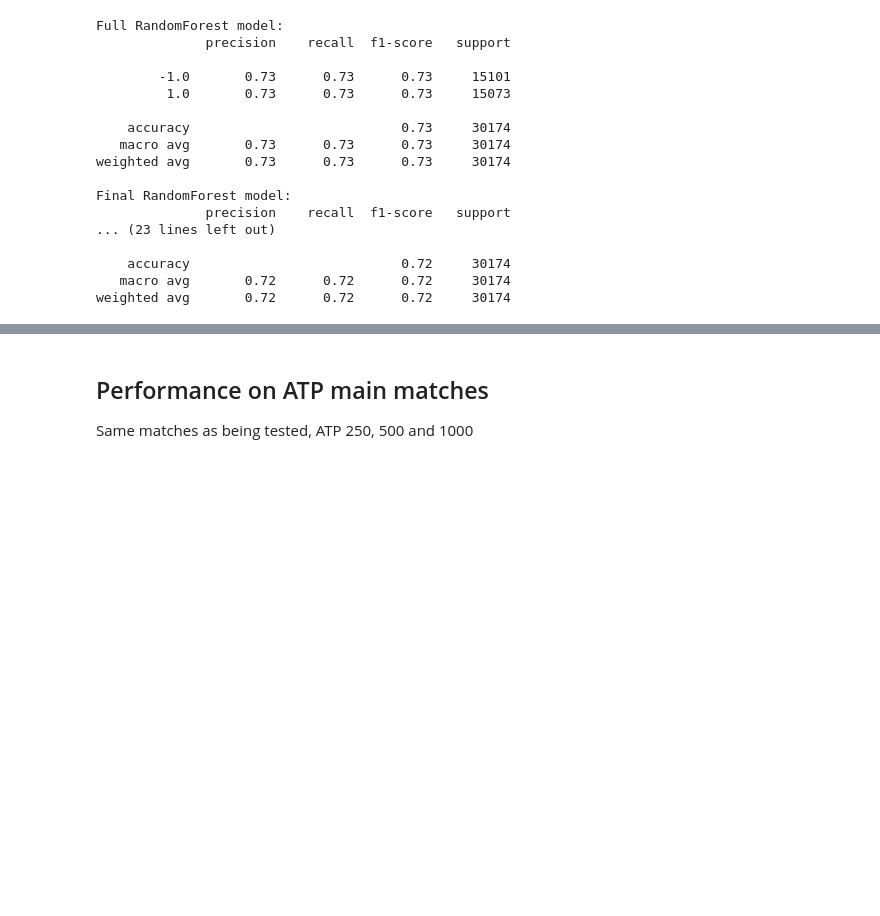
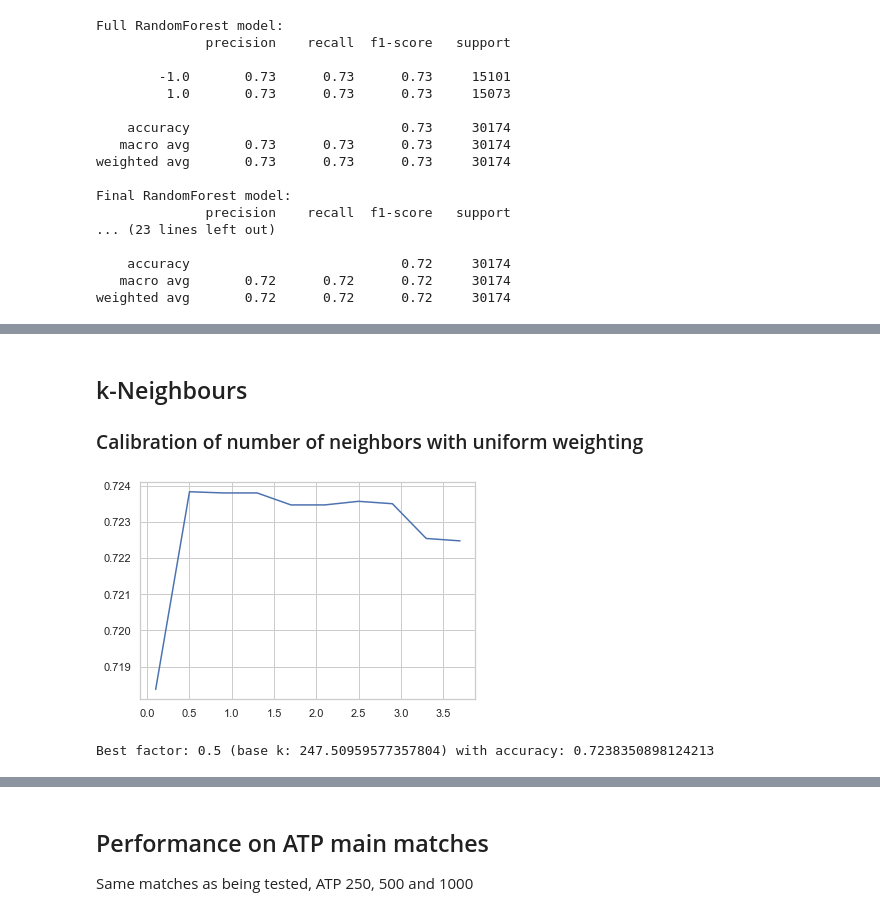
Before and after one commit to jost95/atp-tennis-predictions, a Jupyter notebook: feature_evaluation.ipynb, the cells around one changed output, grey strips where cells are left out. Saved outputs shown, nothing was run; the diff lists cells and outputs as text; code cells hidden in the pictures; blank space fills up the shorter version.

```diff
--- a/feature_evaluation.ipynb
+++ b/feature_evaluation.ipynb
@@ -293,0 +357,30 @@ KeyboardInterrupt:
+# %% [markdown]
+## k-Neighbours
+
+### Calibration of number of neighbors with uniform weighting
+# %%
+base_k = len(X_train_final) ** 0.5
+accuracies = []
+hyperparams = list(np.arange(0.1, 4, 0.4))
+best_acc = 0
+best_factor = 0
+
+for factor in hyperparams:
+    k = int(round(base_k * factor))
+    knn_model = KNeighborsClassifier(n_neighbors=k, weights='uniform')
+    knn_model.fit(X_train_final, y_train)
+    predictions = knn_model.predict(X_val_final)
+    acc = accuracy_score(y_val, predictions)
+
+    if acc > best_acc:
+        best_acc = acc
+        best_factor = factor
+
+    accuracies.append(acc)
+
+plot_hyperparam(accuracies, hyperparams)
+
+print(f"Best factor: {best_factor} (base k: {base_k}) with accuracy: {best_acc}")
+# %% [output]
+[figure, added]
+Best factor: 0.5 (base k: 247.50959577357804) with accuracy: 0.7238350898124213
```
Also changed, not shown: parts of 24 cells of this notebook.
